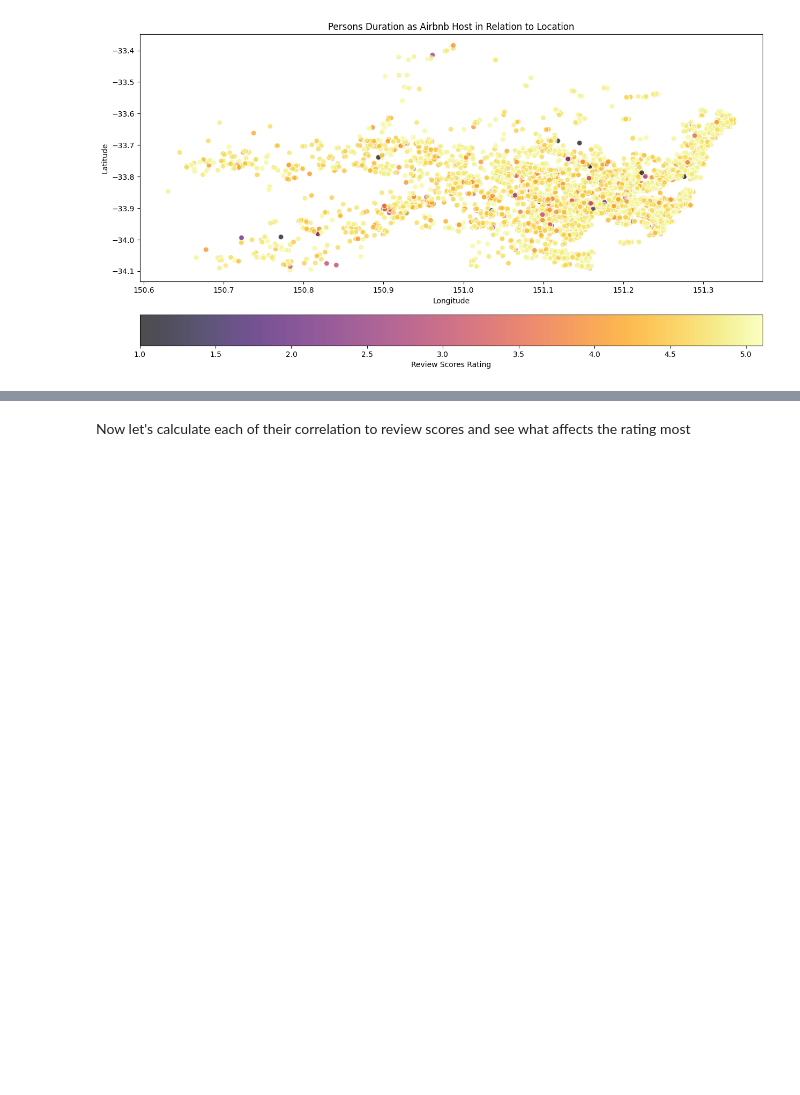
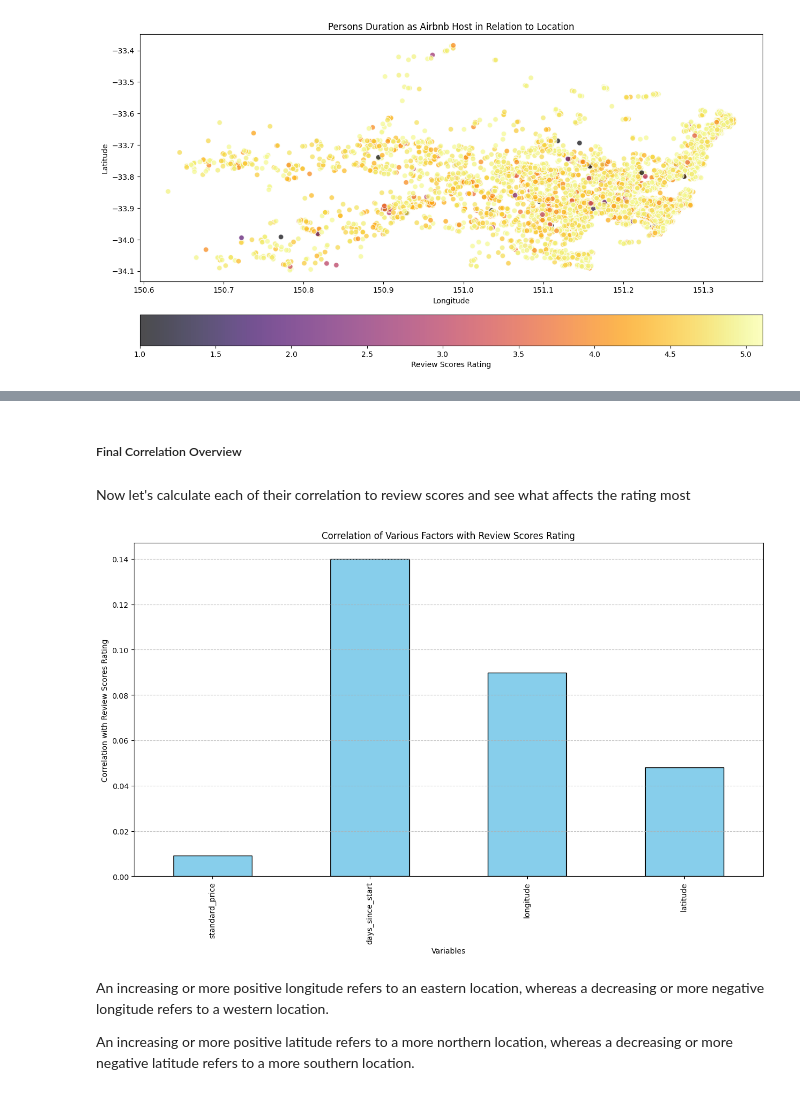
Before and after one commit to karenstevani/data_project, a Jupyter notebook: finaldataproject.ipynb, the cells around one changed output, grey strips where cells are left out. Saved outputs shown, nothing was run; the diff lists cells and outputs as text; code cells hidden in the pictures; blank space fills up the shorter version.

Commit message:
done just need to fix one graph and proofread everything

```diff
--- a/finaldataproject.ipynb
+++ b/finaldataproject.ipynb
@@ -668,2 +668,4 @@ Through the graph, the mainly positive ratings of Sydney airbnbs are seen again,
+# %% [markdown]
+##### Final Correlation Overview
 # %% [markdown]
 Now let's calculate each of their correlation to review scores and see what affects the rating most
@@ -718,0 +672,31 @@ plt.show()
+# %%
+data_filtered = pd.DataFrame({
+    'review_scores_rating': listing_data['review_scores_rating'],
+    'standard_price': listing_data['standard_price'],
+    'days_since_start': listing_data['days_since_start'],
+    'longitude': listing_data['longitude'],
+    'latitude': listing_data['latitude']
+})
+
+correlation_matrix = data_filtered.corr()
+
+fig, ax = plt.subplots(figsize=(15, 8))
+
+correlations = correlation_matrix['review_scores_rating'].drop('review_scores_rating')
+
+# Bar plot for correlation with review scores
+correlations.plot(kind='bar', ax=ax, color='skyblue', edgecolor='black')
+
+# Set labels and title
+ax.set_xlabel('Variables')
+ax.set_ylabel('Correlation with Review Scores Rating')
+ax.set_title('Correlation of Various Factors with Review Scores Rating')
+
+plt.grid(axis='y', linestyle='--', alpha=0.7)
+plt.show()
+# %% [output]
+[figure, added]
+# %% [markdown]
+An increasing or more positive longitude refers to an eastern location, whereas a decreasing or more negative longitude refers to a western location.
+
+An increasing or more positive latitude refers to a more northern location, whereas a decreasing or more negative latitude refers to a more southern location.
```
Also changed, not shown: parts of 6 cells of this notebook.
